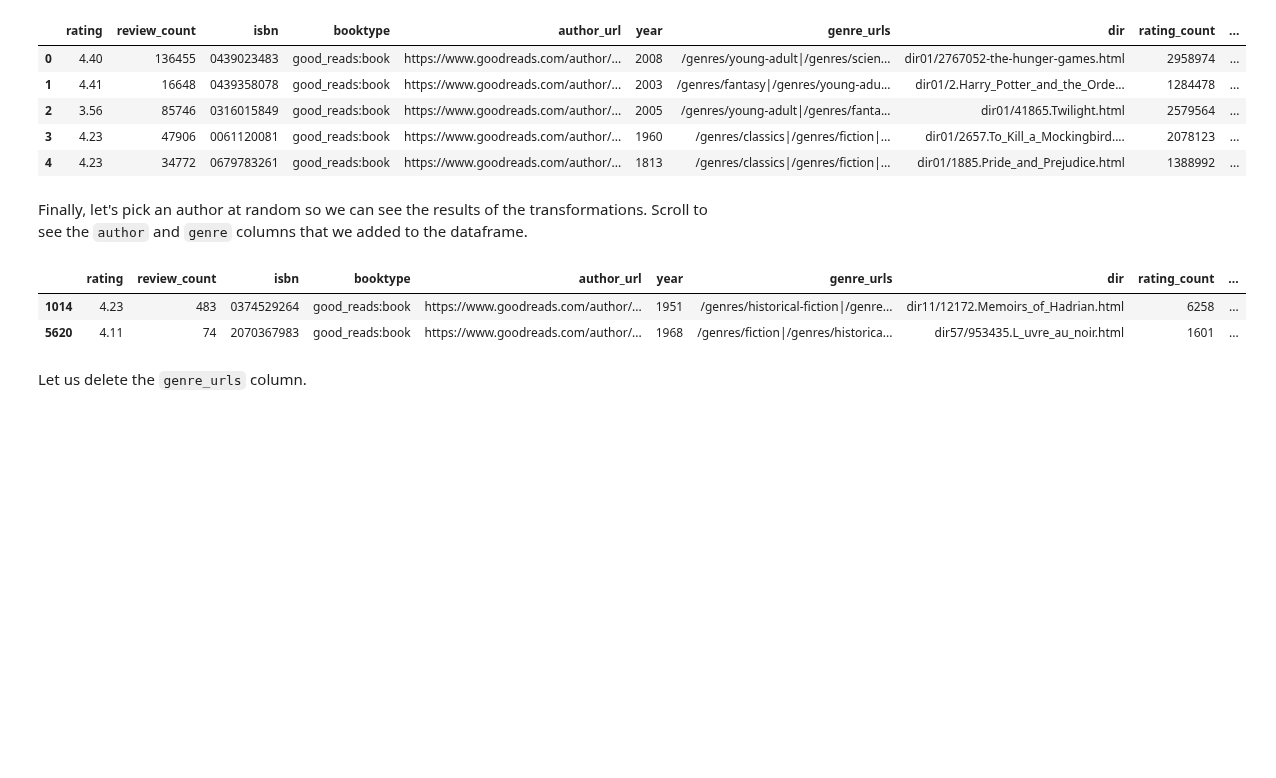
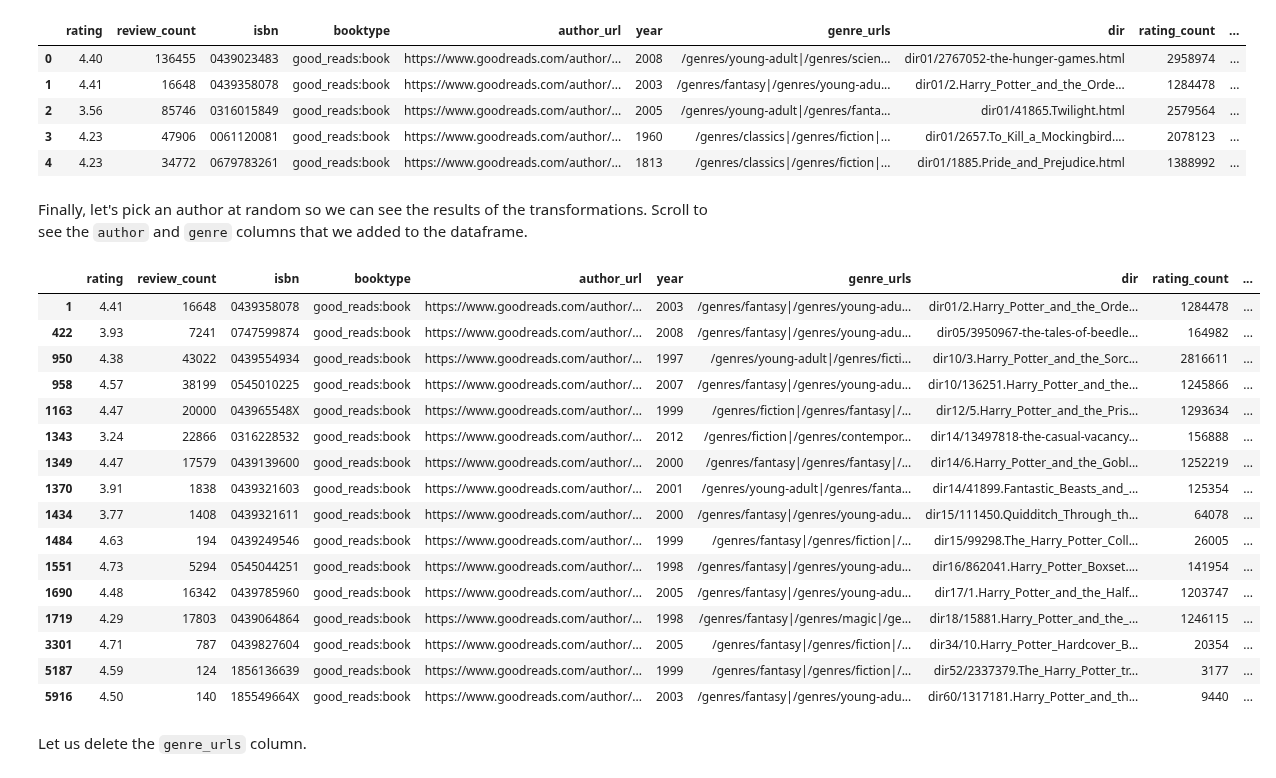
Before and after one commit to santiagoa88g/2019-CS109A, a Jupyter notebook: content/labs/lab02/notebook/cs109a_lab2_more_pandas.ipynb, the cells around one changed output. Cells and saved outputs as stored; diff of their text form; code cells hidden in the pictures; blank space fills up the shorter version.

```diff
--- a/content/labs/lab02/notebook/cs109a_lab2_more_pandas.ipynb
+++ b/content/labs/lab02/notebook/cs109a_lab2_more_pandas.ipynb
@@ -391,8 +413,14 @@ Name: genre_urls, dtype: object
 # %%
 # your code here
 #Examine some examples of genre_urls
+df.genre_urls[0]
+#Test out some string operations to isolate the genre name
+genre1 = df.genre_urls[0]
+genre2 = genre1.strip().split('|')
+for item in genre2 :
+    name = item.split('/')[-1]
+    print(name)
 
-#Test out some string operations to isolate the genre name
 test_genre_string=df.genre_urls[0]
 genres=test_genre_string.strip().split('|')
 for e in genres:
@@ -419,9 +451,10 @@ Write a function that accepts a genre url and returns the genre name based on yo
 # %%
 def split_and_join_genres(url):
     # your code here
-    genres=url.strip().split('|')
-    genres=[e.split('/')[-1] for e in genres]
-    return "|".join(genres)
+    genre = url.strip().split('|')
+    for item in genre :
+        names = [item.split('/')[-1] for item in genre]
+    return '|'.join(names)
 # %% [markdown]
 Test your function
 # %%
@@ -450,11 +482,25 @@ df.head()
 # %% [markdown]
 Finally, let's pick an author at random so we can see the results of the transformations.  Scroll to see the `author` and `genre` columns that we added to the dataframe.
 # %%
-df[df.author == "Marguerite_Yourcenar"]
+df[df.author == 'J_K_Rowling']
 # %% [output]
 |  | rating | review_count | isbn | booktype | author_url | year | genre_urls | dir | rating_count | ... |
-| 1014 | 4.23 | 483 | 0374529264 | good_reads:book | https://www.goodreads.com/author/... | 1951 | /genres/historical-fiction|/genre... | dir11/12172.Memoirs_of_Hadrian.html | 6258 | ... |
-| 5620 | 4.11 | 74 | 2070367983 | good_reads:book | https://www.goodreads.com/author/... | 1968 | /genres/fiction|/genres/historica... | dir57/953435.L_uvre_au_noir.html | 1601 | ... |
+| 1 | 4.41 | 16648 | 0439358078 | good_reads:book | https://www.goodreads.com/author/... | 2003 | /genres/fantasy|/genres/young-adu... | dir01/2.Harry_Potter_and_the_Orde... | 1284478 | ... |
+| 422 | 3.93 | 7241 | 0747599874 | good_reads:book | https://www.goodreads.com/author/... | 2008 | /genres/fantasy|/genres/young-adu... | dir05/3950967-the-tales-of-beedle... | 164982 | ... |
+| 950 | 4.38 | 43022 | 0439554934 | good_reads:book | https://www.goodreads.com/author/... | 1997 | /genres/young-adult|/genres/ficti... | dir10/3.Harry_Potter_and_the_Sorc... | 2816611 | ... |
+| 958 | 4.57 | 38199 | 0545010225 | good_reads:book | https://www.goodreads.com/author/... | 2007 | /genres/fantasy|/genres/young-adu... | dir10/136251.Harry_Potter_and_the... | 1245866 | ... |
+| 1163 | 4.47 | 20000 | 043965548X | good_reads:book | https://www.goodreads.com/author/... | 1999 | /genres/fiction|/genres/fantasy|/... | dir12/5.Harry_Potter_and_the_Pris... | 1293634 | ... |
+| 1343 | 3.24 | 22866 | 0316228532 | good_reads:book | https://www.goodreads.com/author/... | 2012 | /genres/fiction|/genres/contempor... | dir14/13497818-the-casual-vacancy... | 156888 | ... |
+| 1349 | 4.47 | 17579 | 0439139600 | good_reads:book | https://www.goodreads.com/author/... | 2000 | /genres/fantasy|/genres/fantasy|/... | dir14/6.Harry_Potter_and_the_Gobl... | 1252219 | ... |
+| 1370 | 3.91 | 1838 | 0439321603 | good_reads:book | https://www.goodreads.com/author/... | 2001 | /genres/young-adult|/genres/fanta... | dir14/41899.Fantastic_Beasts_and_... | 125354 | ... |
+| 1434 | 3.77 | 1408 | 0439321611 | good_reads:book | https://www.goodreads.com/author/... | 2000 | /genres/fantasy|/genres/young-adu... | dir15/111450.Quidditch_Through_th... | 64078 | ... |
+| 1484 | 4.63 | 194 | 0439249546 | good_reads:book | https://www.goodreads.com/author/... | 1999 | /genres/fantasy|/genres/fiction|/... | dir15/99298.The_Harry_Potter_Coll... | 26005 | ... |
+| 1551 | 4.73 | 5294 | 0545044251 | good_reads:book | https://www.goodreads.com/author/... | 1998 | /genres/fantasy|/genres/young-adu... | dir16/862041.Harry_Potter_Boxset.... | 141954 | ... |
+| 1690 | 4.48 | 16342 | 0439785960 | good_reads:book | https://www.goodreads.com/author/... | 2005 | /genres/fantasy|/genres/young-adu... | dir17/1.Harry_Potter_and_the_Half... | 1203747 | ... |
+| 1719 | 4.29 | 17803 | 0439064864 | good_reads:book | https://www.goodreads.com/author/... | 1998 | /genres/fantasy|/genres/magic|/ge... | dir18/15881.Harry_Potter_and_the_... | 1246115 | ... |
+| 3301 | 4.71 | 787 | 0439827604 | good_reads:book | https://www.goodreads.com/author/... | 2005 | /genres/fantasy|/genres/fiction|/... | dir34/10.Harry_Potter_Hardcover_B... | 20354 | ... |
+| 5187 | 4.59 | 124 | 1856136639 | good_reads:book | https://www.goodreads.com/author/... | 1999 | /genres/fantasy|/genres/fiction|/... | dir52/2337379.The_Harry_Potter_tr... | 3177 | ... |
+| 5916 | 4.50 | 140 | 185549664X | good_reads:book | https://www.goodreads.com/author/... | 2003 | /genres/fantasy|/genres/young-adu... | dir60/1317181.Harry_Potter_and_th... | 9440 | ... |
 # %% [markdown]
 Let us delete the `genre_urls` column.
 # %%
```
Also changed, not shown: parts of 8 cells of this notebook.
